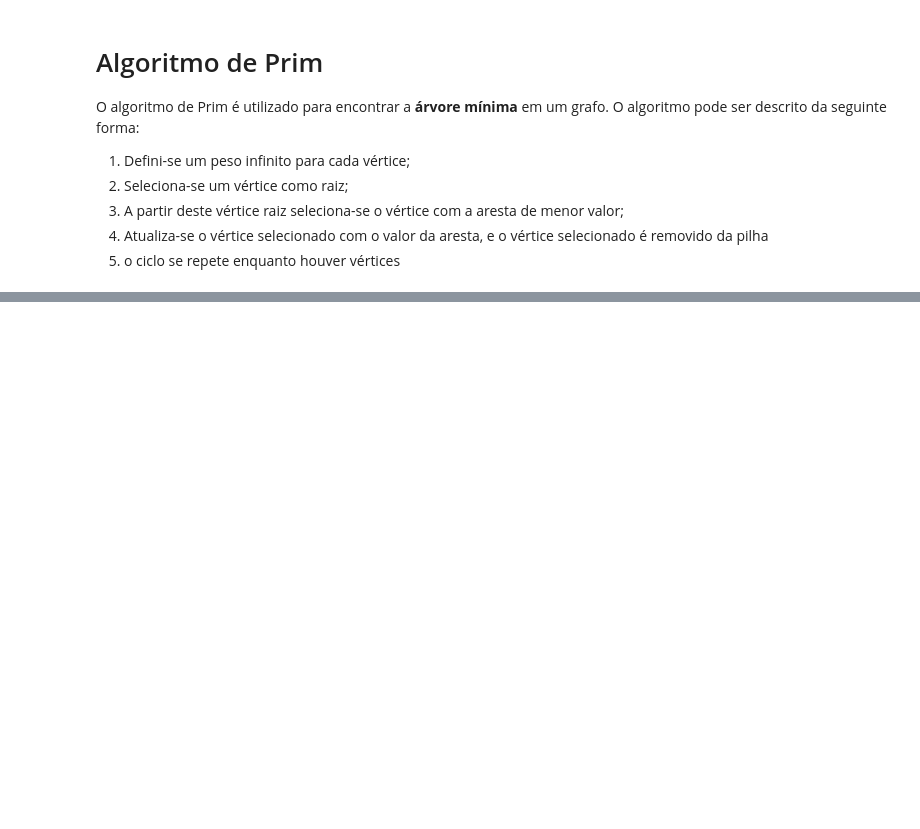
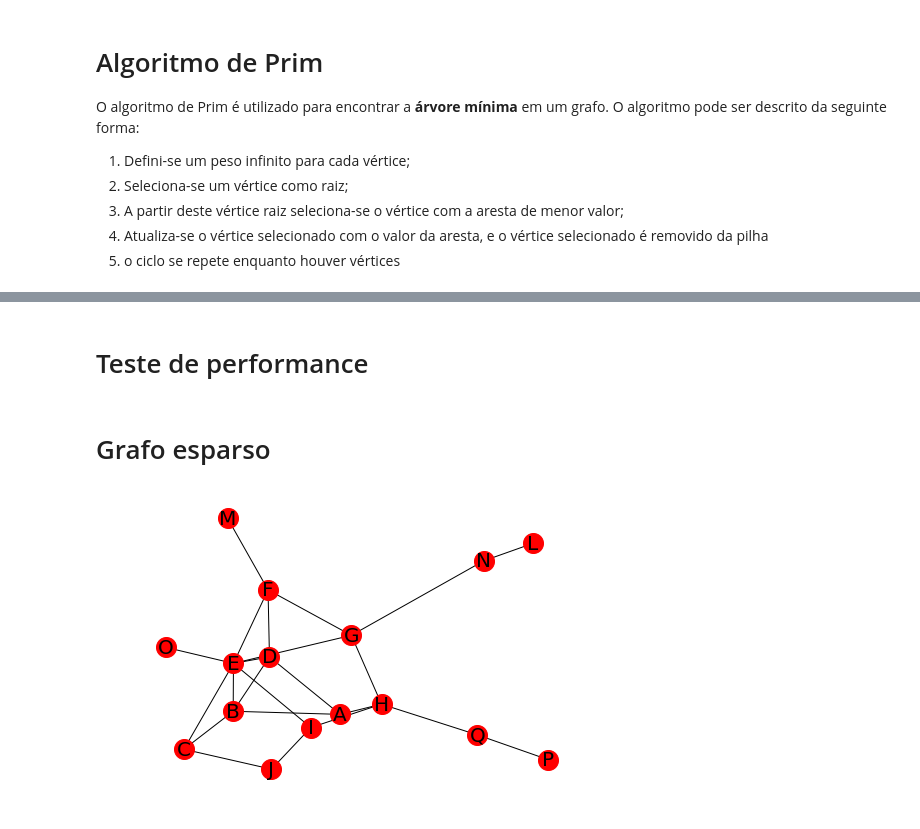
Before and after one commit to JulianoEngineer/PEL201, a Jupyter notebook: Relatorio 3/PEL201_Relatorio3.ipynb, the cells around one changed output, grey strips where cells are left out. Drawn from its saved outputs; the diff is of its cells as text; code cells hidden in the pictures; blank space fills up the shorter version.

```diff
--- a/Relatorio 3/PEL201_Relatorio3.ipynb
+++ b/Relatorio 3/PEL201_Relatorio3.ipynb
@@ -35,0 +75,29 @@ array([[ -762,  1668,   948, ...,   642,   847,  -608],
+# %% [markdown]
+# Teste de performance
+# %%
+import timeit
+import networkx as nx
+import matplotlib.pyplot as plt
+
+def draw_graph(graph):
+
+    # extract nodes from graph
+    nodes = set([n1 for n1, n2, n3 in graph] + [n2 for n1, n2,n3 in graph]+ [n3 for n1, n2,n3 in graph])
+
+    # create networkx graph
+    G=nx.Graph()
+
+    # add nodes
+    #for node in nodes:
+    #    G.add_node(node)
+
+    # add edges
+    for edge in graph:
+        G.add_edge(edge[0], edge[1],weight=edge[2]/100)
+
+    # draw graph
+    pos = nx.spring_layout(G)
+    nx.draw(G, pos,node_size=400)
+    nx.draw_networkx_labels(G,pos,font_size=20,font_family='sans-serif')
+    # show graph
+    plt.show()
@@ -35,0 +184,6 @@ array([[ -762,  1668,   948, ...,   642,   847,  -608],
+# %% [markdown]
+# Grafo esparso
+# %%
+draw_graph(scatteredges)
+# %% [output]
+[figure, added]
```
Also changed, not shown: parts of 11 cells of this notebook.
